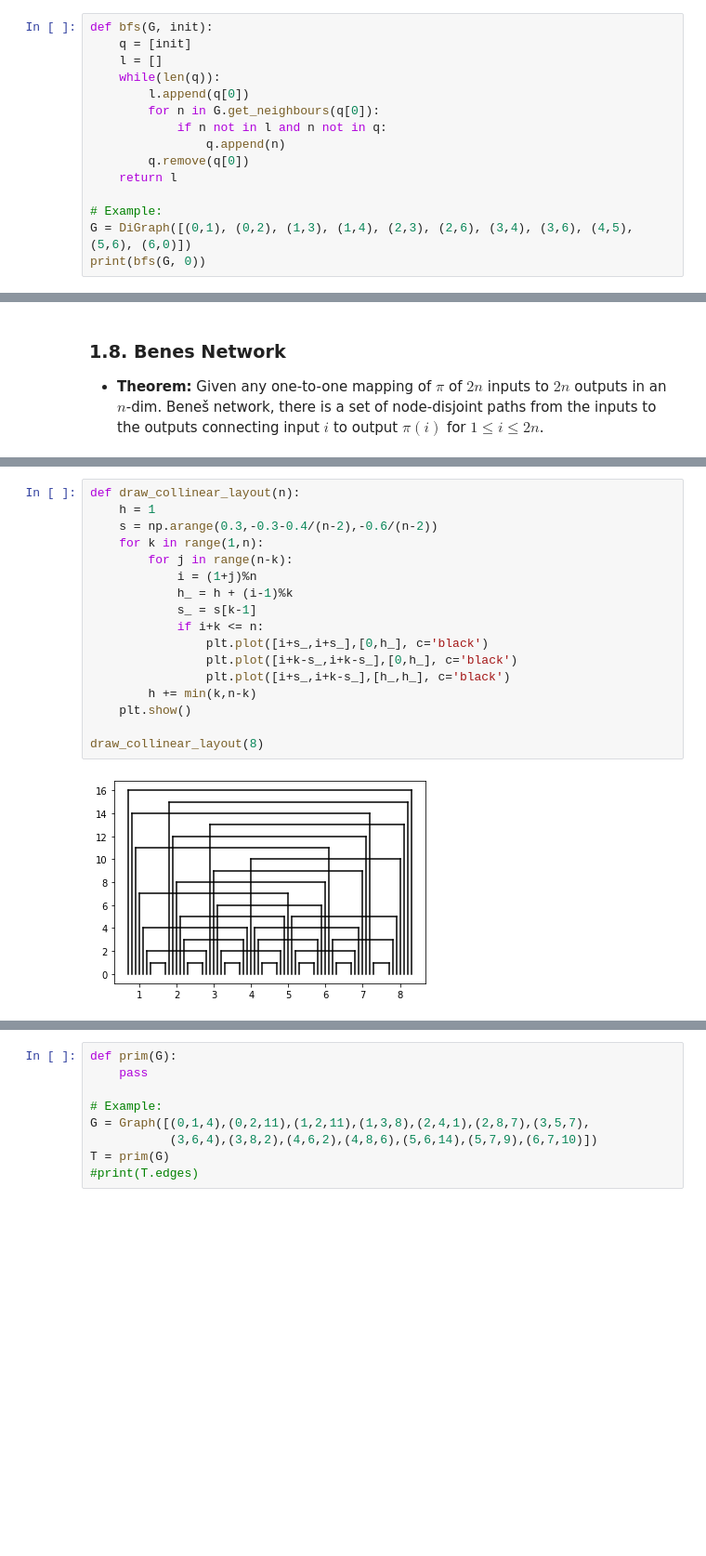
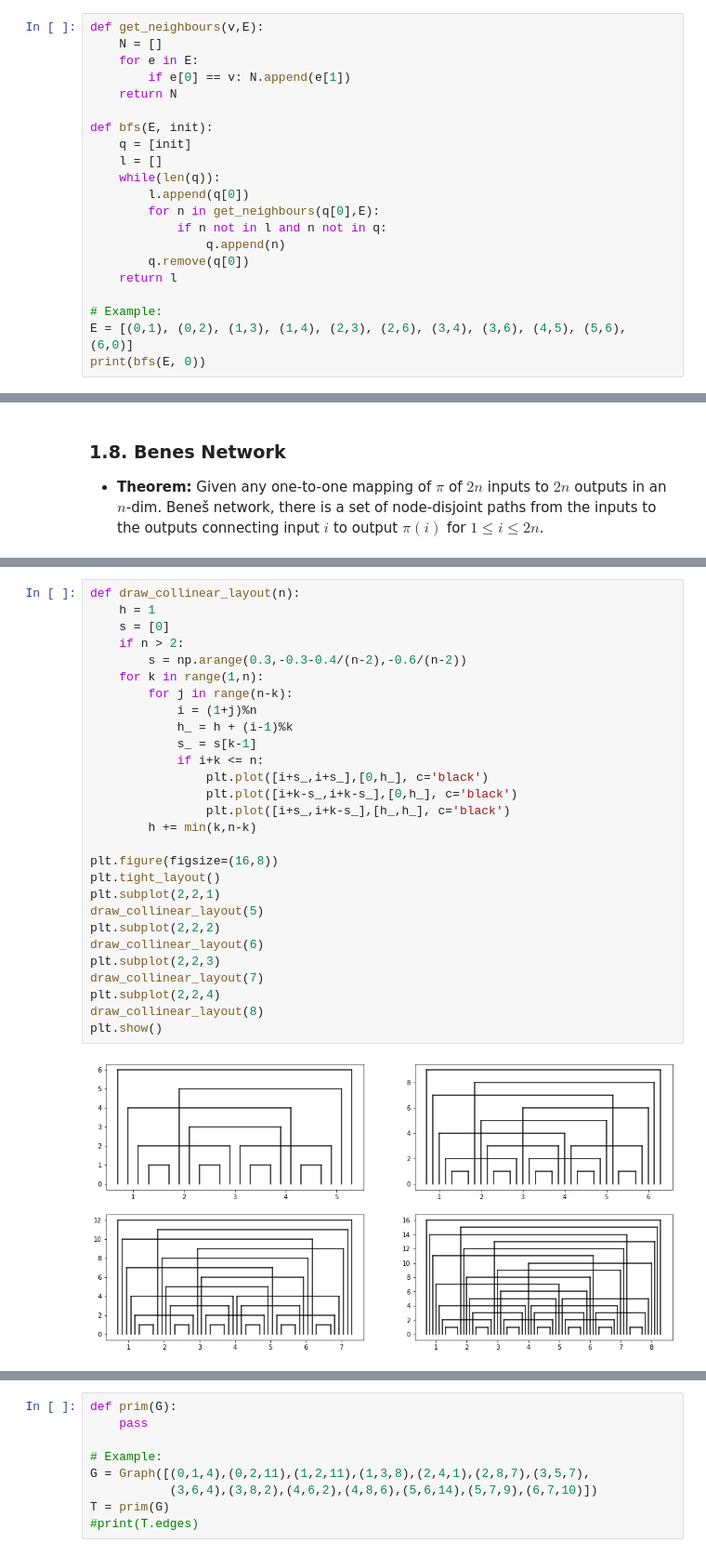
Before and after one commit to vdbalbom/network_algorithms, a Jupyter notebook: algorithms.ipynb, the cells around one changed output, grey strips where cells are left out. Shown at 93% size. Saved outputs shown, nothing was run; the diff lists cells and outputs as text; blank space fills up the shorter version.

```diff
--- a/algorithms.ipynb
+++ b/algorithms.ipynb
@@ -98,20 +98,26 @@ class DiGraph:
 
 ### 1.1. Breadth First Search (BFS)
 # %%
-def bfs(G, init):
+def get_neighbours(v,E):
+    N = []
+    for e in E:
+        if e[0] == v: N.append(e[1])
+    return N
+
+def bfs(E, init):
     q = [init]
     l = []
     while(len(q)):
         l.append(q[0])
-        for n in G.get_neighbours(q[0]):
+        for n in get_neighbours(q[0],E):
             if n not in l and n not in q:
                 q.append(n)
         q.remove(q[0])
     return l
 
 # Example:
-G = DiGraph([(0,1), (0,2), (1,3), (1,4), (2,3), (2,6), (3,4), (3,6), (4,5), (5,6), (6,0)])
-print(bfs(G, 0))
+E = [(0,1), (0,2), (1,3), (1,4), (2,3), (2,6), (3,4), (3,6), (4,5), (5,6), (6,0)]
+print(bfs(E, 0))
 # %% [output]
 [0, 1, 2, 3, 4, 6, 5]
 # %% [markdown]
@@ -358,19 +390,30 @@ draw_b_network(G,4)
 # %%
 def draw_collinear_layout(n):
     h = 1
-    s = np.arange(0.3,-0.3-0.4/(n-2),-0.6/(n-2))
+    s = [0]
+    if n > 2:
+        s = np.arange(0.3,-0.3-0.4/(n-2),-0.6/(n-2))
     for k in range(1,n):
         for j in range(n-k):
             i = (1+j)%n
             h_ = h + (i-1)%k
             s_ = s[k-1]
             if i+k <= n:
                 plt.plot([i+s_,i+s_],[0,h_], c='black')
                 plt.plot([i+k-s_,i+k-s_],[0,h_], c='black')
                 plt.plot([i+s_,i+k-s_],[h_,h_], c='black')
         h += min(k,n-k)
-    plt.show()
 
+plt.figure(figsize=(16,8))
+plt.tight_layout()
+plt.subplot(2,2,1)
+draw_collinear_layout(5)
+plt.subplot(2,2,2)
+draw_collinear_layout(6)
+plt.subplot(2,2,3)
+draw_collinear_layout(7)
+plt.subplot(2,2,4)
 draw_collinear_layout(8)
+plt.show()
 # %% [output]
-[figure, old version]
+[figure, new version]
```
Also changed, not shown: parts of 35 cells of this notebook.
